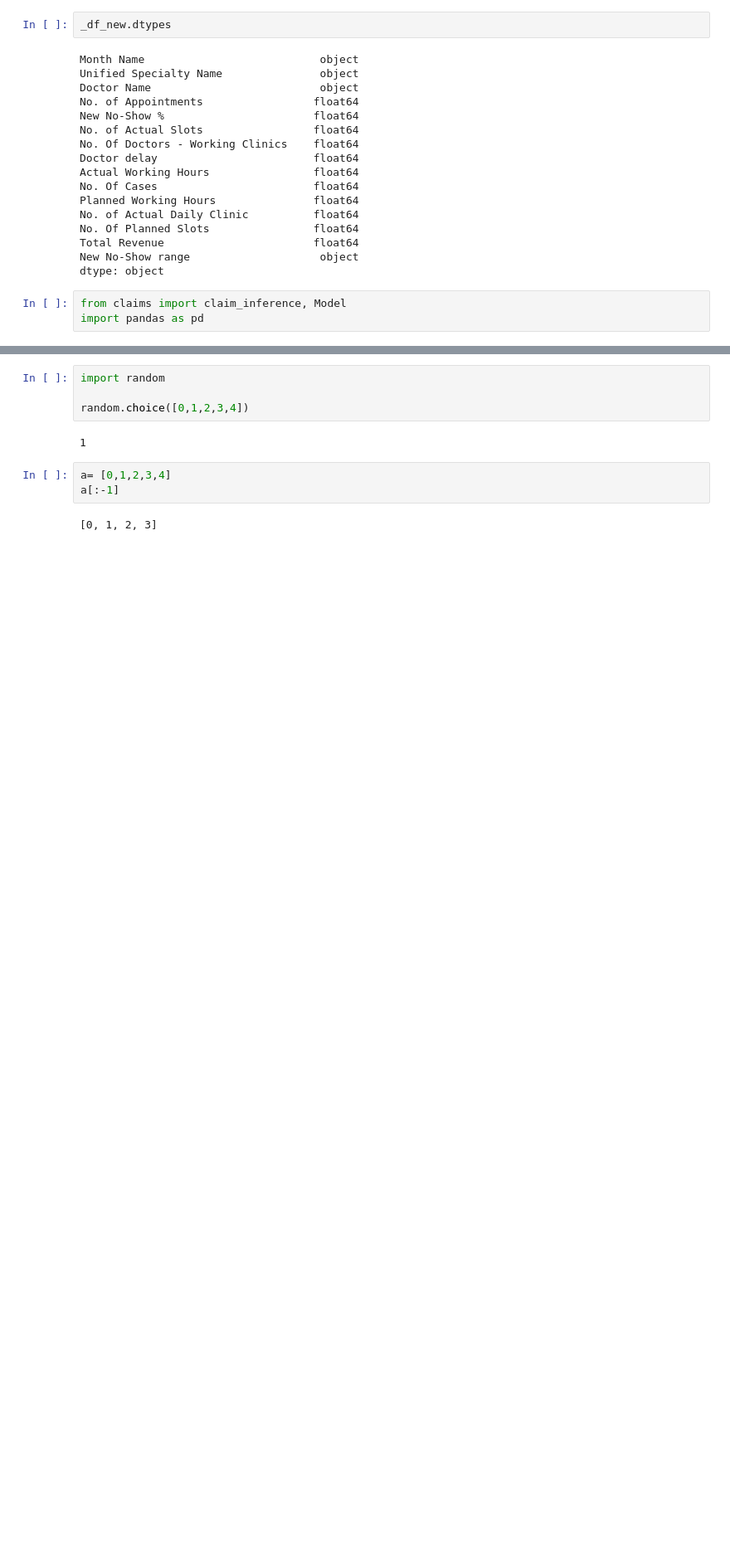
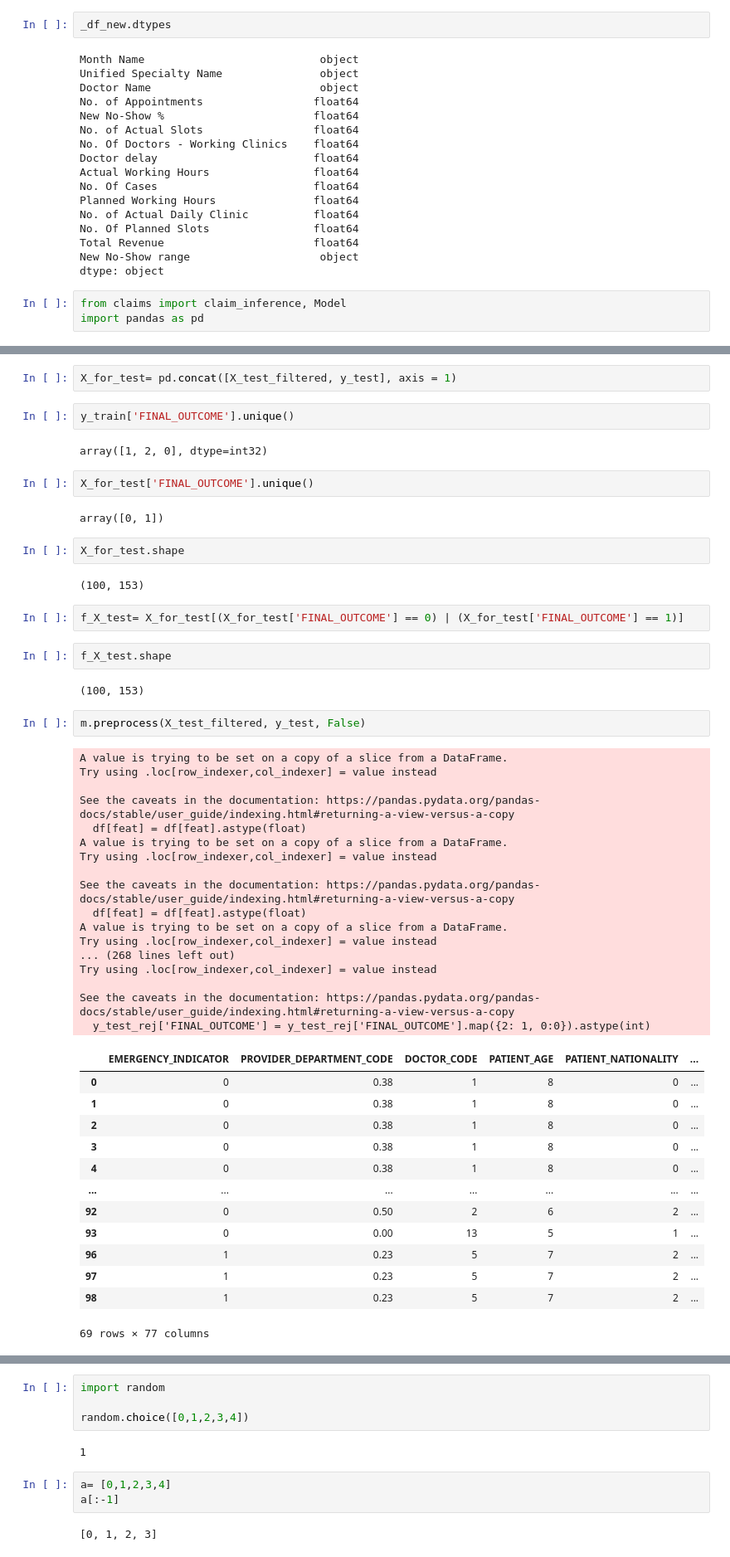
Before and after one commit to AmrAhmedElagoz/streamlit_app, a Jupyter notebook: testy.ipynb, the cells around one changed output, grey strips where cells are left out. Shown at 83% size. Saved outputs shown, nothing was run; the diff lists cells and outputs as text; blank space fills up the shorter version.

```diff
--- a/testy.ipynb
+++ b/testy.ipynb
@@ -2784,0 +2886,53 @@ a
+# %%
+X_for_test= pd.concat([X_test_filtered, y_test], axis = 1)
+# %%
+y_train['FINAL_OUTCOME'].unique()
+# %% [output]
+array([1, 2, 0], dtype=int32)
+# %%
+X_for_test['FINAL_OUTCOME'].unique()
+# %% [output]
+array([0, 1])
+# %%
+X_for_test.shape
+# %% [output]
+(100, 153)
+# %%
+f_X_test= X_for_test[(X_for_test['FINAL_OUTCOME'] == 0) | (X_for_test['FINAL_OUTCOME'] == 1)]
+# %%
+f_X_test.shape
+# %% [output]
+(100, 153)
+# %%
+m.preprocess(X_test_filtered, y_test, False)
+# %% [output]
+A value is trying to be set on a copy of a slice from a DataFrame.
+Try using .loc[row_indexer,col_indexer] = value instead
+
+See the caveats in the documentation: https://pandas.pydata.org/pandas-docs/stable/user_guide/indexing.html#returning-a-view-versus-a-copy
+  df[feat] = df[feat].astype(float)
+A value is trying to be set on a copy of a slice from a DataFrame.
+Try using .loc[row_indexer,col_indexer] = value instead
+
+See the caveats in the documentation: https://pandas.pydata.org/pandas-docs/stable/user_guide/indexing.html#returning-a-view-versus-a-copy
+  df[feat] = df[feat].astype(float)
+A value is trying to be set on a copy of a slice from a DataFrame.
+Try using .loc[row_indexer,col_indexer] = value instead
+... (268 lines left out)
+Try using .loc[row_indexer,col_indexer] = value instead
+
+See the caveats in the documentation: https://pandas.pydata.org/pandas-docs/stable/user_guide/indexing.html#returning-a-view-versus-a-copy
+  y_test_rej['FINAL_OUTCOME'] = y_test_rej['FINAL_OUTCOME'].map({2: 1, 0:0}).astype(int)
+|  | EMERGENCY_INDICATOR | PROVIDER_DEPARTMENT_CODE | DOCTOR_CODE | PATIENT_AGE | PATIENT_NATIONALITY | ... |
+| 0 | 0 | 0.38 | 1 | 8 | 0 | ... |
+| 1 | 0 | 0.38 | 1 | 8 | 0 | ... |
+| 2 | 0 | 0.38 | 1 | 8 | 0 | ... |
+| 3 | 0 | 0.38 | 1 | 8 | 0 | ... |
+| 4 | 0 | 0.38 | 1 | 8 | 0 | ... |
+| ... | ... | ... | ... | ... | ... | ... |
+| 92 | 0 | 0.50 | 2 | 6 | 2 | ... |
+| 93 | 0 | 0.00 | 13 | 5 | 1 | ... |
+| 96 | 1 | 0.23 | 5 | 7 | 2 | ... |
+| 97 | 1 | 0.23 | 5 | 7 | 2 | ... |
+| 98 | 1 | 0.23 | 5 | 7 | 2 | ... |
+69 rows × 77 columns
```
Also changed, not shown: parts of 26 cells of this notebook, 7 other files.
